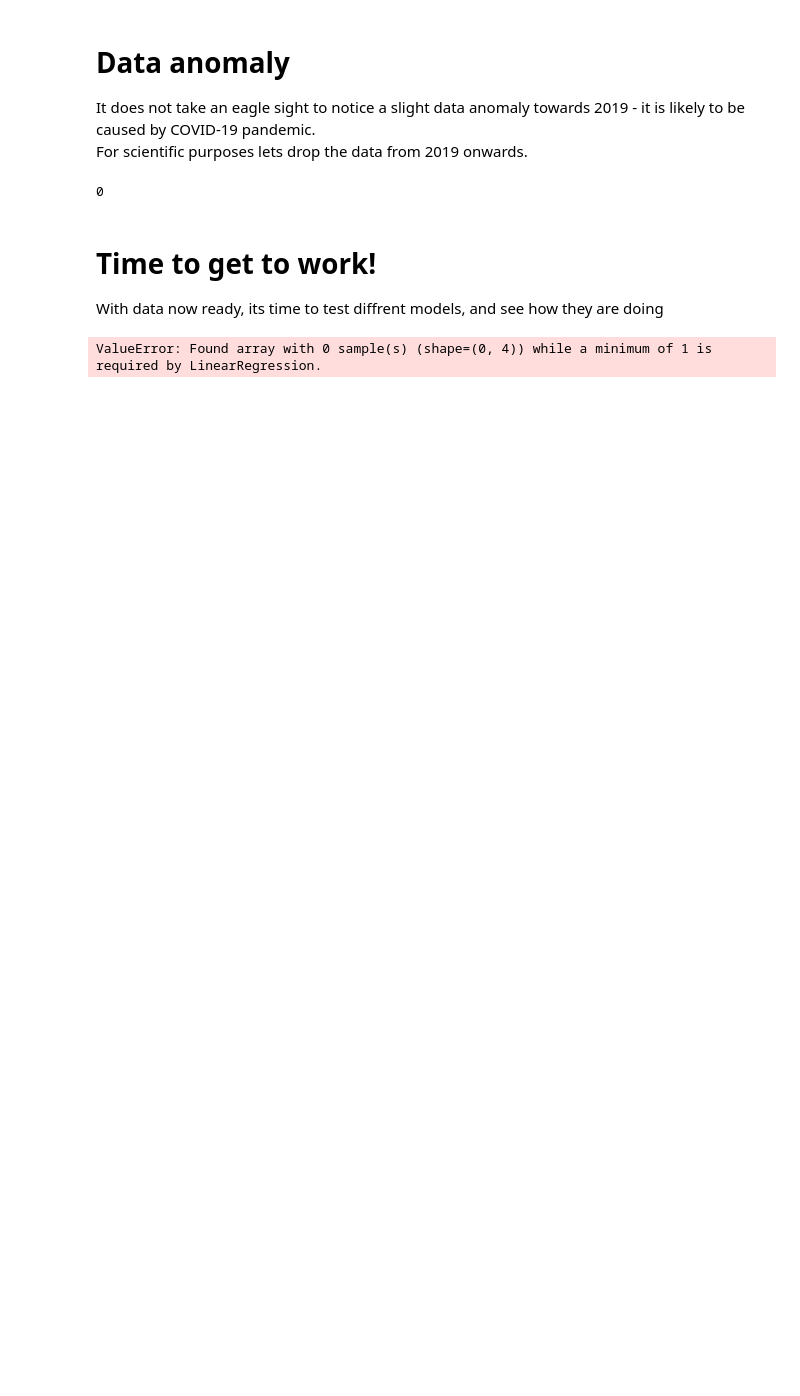
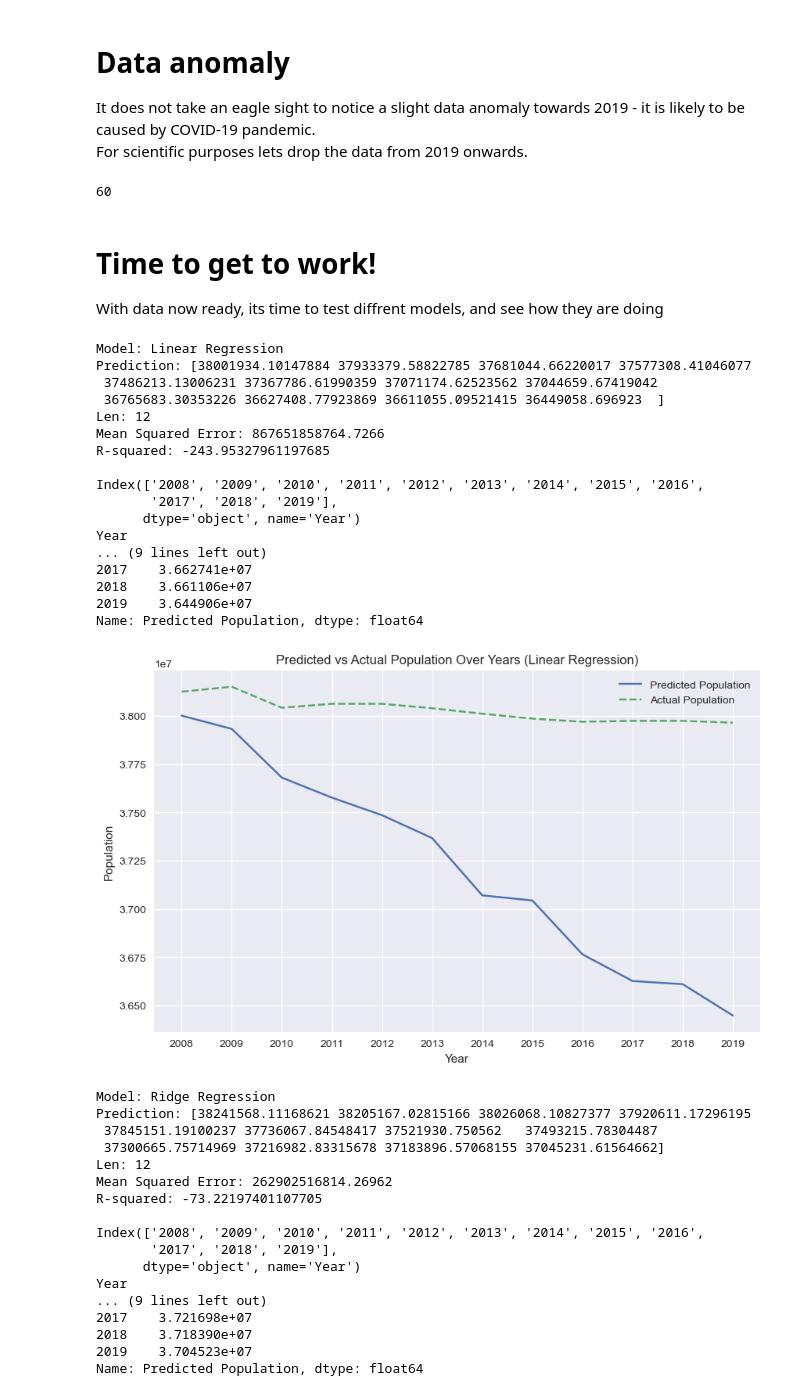
Before and after one commit to coolka1234/scikit-learn-poland-demography, a Jupyter notebook: demografia_polski.ipynb, the cells around one changed output. Drawn from its saved outputs; the diff is of its cells as text; code cells hidden in the pictures; blank space fills up the shorter version.

```diff
--- a/demografia_polski.ipynb
+++ b/demografia_polski.ipynb
@@ -314,11 +314,11 @@ plt.savefig('poliand_demographics_statistics.png')
 It does not take an eagle sight to notice a slight data anomaly towards 2019 - it is likely to be caused by COVID-19 pandemic.<br>
 For scientific purposes lets drop the data from 2019 onwards.
 # %%
-if(len(final_data)==63)
+if(len(final_data)==63):
     final_data = final_data.drop(final_data.index[-3:])
 len(final_data)
 # %% [output]
-0
+60
 # %% [markdown]
 # Time to get to work!
 With data now ready, its time to test diffrent models, and see how they are doing
@@ -332,45 +332,74 @@ X=final_data.drop(columns='Population')
 y=final_data['Population']
 # X_train, X_test, y_train, y_test = train_test_split(X, y, test_size=0.2, random_state=42)
 train_size = int(len(X) * 0.8)
 X_train, X_test = X[:train_size], X[train_size:]
 y_train, y_test = y[:train_size], y[train_size:]
 models = {
     "Linear Regression": LinearRegression(),
     "Ridge Regression": Ridge(),
     "Lasso Regression": Lasso(),
     "Decision Tree Regression": DecisionTreeRegressor(),
     "Random Forest Regression": RandomForestRegressor()
 }
 for name, model in models.items():
 
     model.fit(X_train, y_train)
     y_pred = model.predict(X_test)
     mse = mean_squared_error(y_test, y_pred)
     r2 = r2_score(y_test, y_pred)
 
     print(f"Model: {name}")
     print(f"Prediction: {y_pred}")
     print(f"Len: {len(y_pred)}")
     print(f"Mean Squared Error: {mse}")
     print(f"R-squared: {r2}")
     print("")
     df_pred = X_test.copy()
     df_pred['Predicted Population'] = y_pred
     df_pred['Actual Population'] = y_test
 
-    # Sort the DataFrame by year
-    # df_pred = df_pred.sort_values('Year')
-    # print(df_pred.index)
-    # print(df_pred['Predicted Population'])
-    # Plot the predicted values
-    # plt.figure(figsize=(10, 6))
-    # plt.plot(df_pred.index, df_pred['Predicted Population'], label='Predicted Population')
-    # plt.plot(df_pred.index, y[-12:], label='Actual Population', linestyle='dashed')
-    # plt.plot(final_data_scaled, label='Predicted Population')
-    # plt.xlabel('Year')
-    # plt.ylabel('Population')
-    # plt.title(f'Predicted vs Actual Population Over Years ({name})')
-    # plt.legend()
-    # plt.show()
+    df_pred = df_pred.sort_values('Year')
+    plt.figure(figsize=(10, 6))
+    plt.plot(df_pred.index, df_pred['Predicted Population'], label='Predicted Population')
+    plt.plot(df_pred.index, y[-12:], label='Actual Population', linestyle='dashed')
+    plt.xlabel('Year')
+    plt.ylabel('Population')
+    plt.title(f'Predicted vs Actual Population Over Years ({name})')
+    plt.legend()
+    plt.show()
 # %% [output]
-ValueError: Found array with 0 sample(s) (shape=(0, 4)) while a minimum of 1 is required by LinearRegression.
+Model: Linear Regression
+Prediction: [38001934.10147884 37933379.58822785 37681044.66220017 37577308.41046077
+ 37486213.13006231 37367786.61990359 37071174.62523562 37044659.67419042
+ 36765683.30353226 36627408.77923869 36611055.09521415 36449058.696923  ]
+Len: 12
+Mean Squared Error: 867651858764.7266
+R-squared: -243.95327961197685
+
+Index(['2008', '2009', '2010', '2011', '2012', '2013', '2014', '2015', '2016',
+       '2017', '2018', '2019'],
+      dtype='object', name='Year')
+Year
+... (9 lines left out)
+2017    3.662741e+07
+2018    3.661106e+07
+2019    3.644906e+07
+Name: Predicted Population, dtype: float64
+[figure, added]
+Model: Ridge Regression
+Prediction: [38241568.11168621 38205167.02815166 38026068.10827377 37920611.17296195
+ 37845151.19100237 37736067.84548417 37521930.750562   37493215.78304487
+ 37300665.75714969 37216982.83315678 37183896.57068155 37045231.61564662]
+Len: 12
+Mean Squared Error: 262902516814.26962
+R-squared: -73.22197401107705
+
+Index(['2008', '2009', '2010', '2011', '2012', '2013', '2014', '2015', '2016',
+       '2017', '2018', '2019'],
+      dtype='object', name='Year')
+Year
+... (9 lines left out)
+2017    3.721698e+07
+2018    3.718390e+07
+2019    3.704523e+07
+Name: Predicted Population, dtype: float64
```
Also changed, not shown: parts of 2 cells of this notebook.
